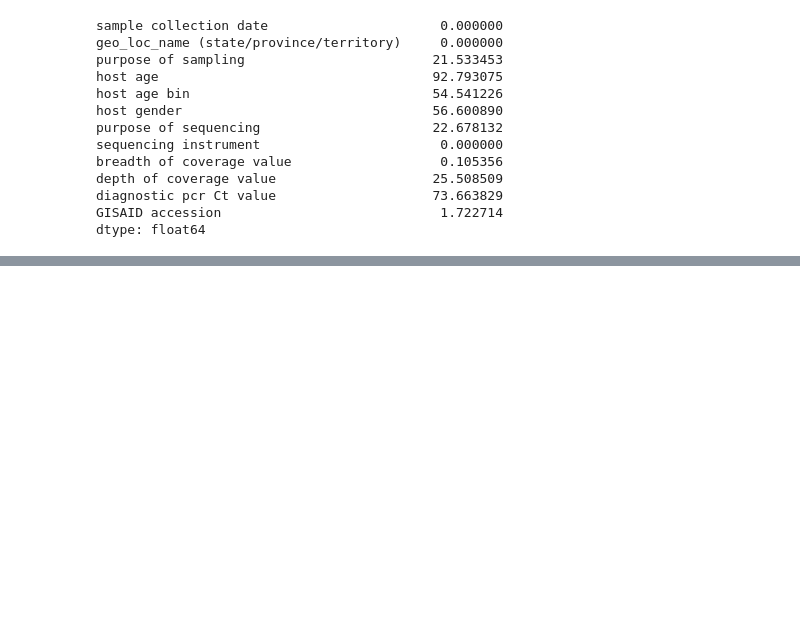
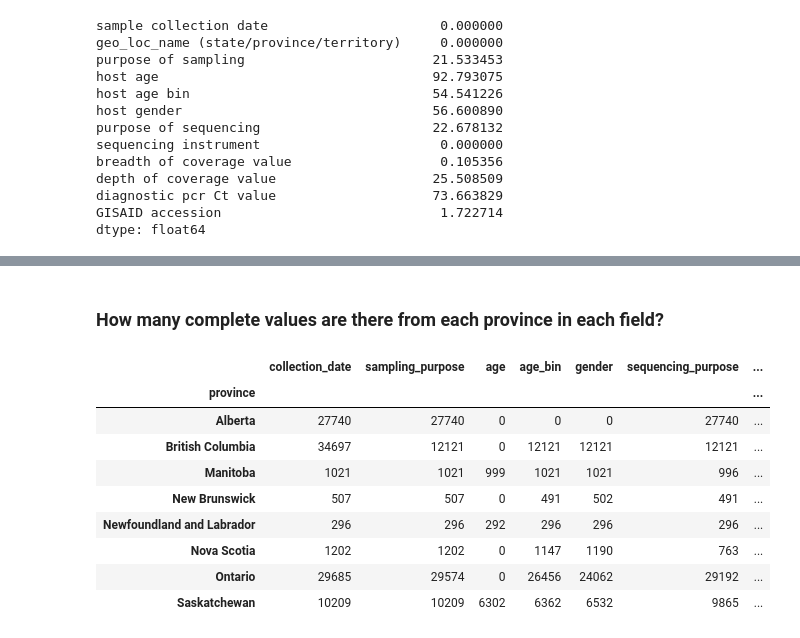
Before and after one commit to eringill/gisaid_uploads, a Jupyter notebook: data_portal_contents.ipynb, the cells around one changed output, grey strips where cells are left out. Saved outputs shown, nothing was run; the diff lists cells and outputs as text; code cells hidden in the pictures; blank space fills up the shorter version.

```diff
--- a/data_portal_contents.ipynb
+++ b/data_portal_contents.ipynb
@@ -103,0 +136,16 @@ dtype: float64
+# %% [markdown]
+### How many complete values are there from each province in each field?
+# %%
+counts = seqs.groupby('province').count()
+counts
+# %% [output]
+|  | collection_date | sampling_purpose | age | age_bin | gender | sequencing_purpose | ... |
+| province |  |  |  |  |  |  | ... |
+| Alberta | 27740 | 27740 | 0 | 0 | 0 | 27740 | ... |
+| British Columbia | 34697 | 12121 | 0 | 12121 | 12121 | 12121 | ... |
+| Manitoba | 1021 | 1021 | 999 | 1021 | 1021 | 996 | ... |
+| New Brunswick | 507 | 507 | 0 | 491 | 502 | 491 | ... |
+| Newfoundland and Labrador | 296 | 296 | 292 | 296 | 296 | 296 | ... |
+| Nova Scotia | 1202 | 1202 | 0 | 1147 | 1190 | 763 | ... |
+| Ontario | 29685 | 29574 | 0 | 26456 | 24062 | 29192 | ... |
+| Saskatchewan | 10209 | 10209 | 6302 | 6362 | 6532 | 9865 | ... |
```
Also changed, not shown: parts of 10 cells of this notebook.
